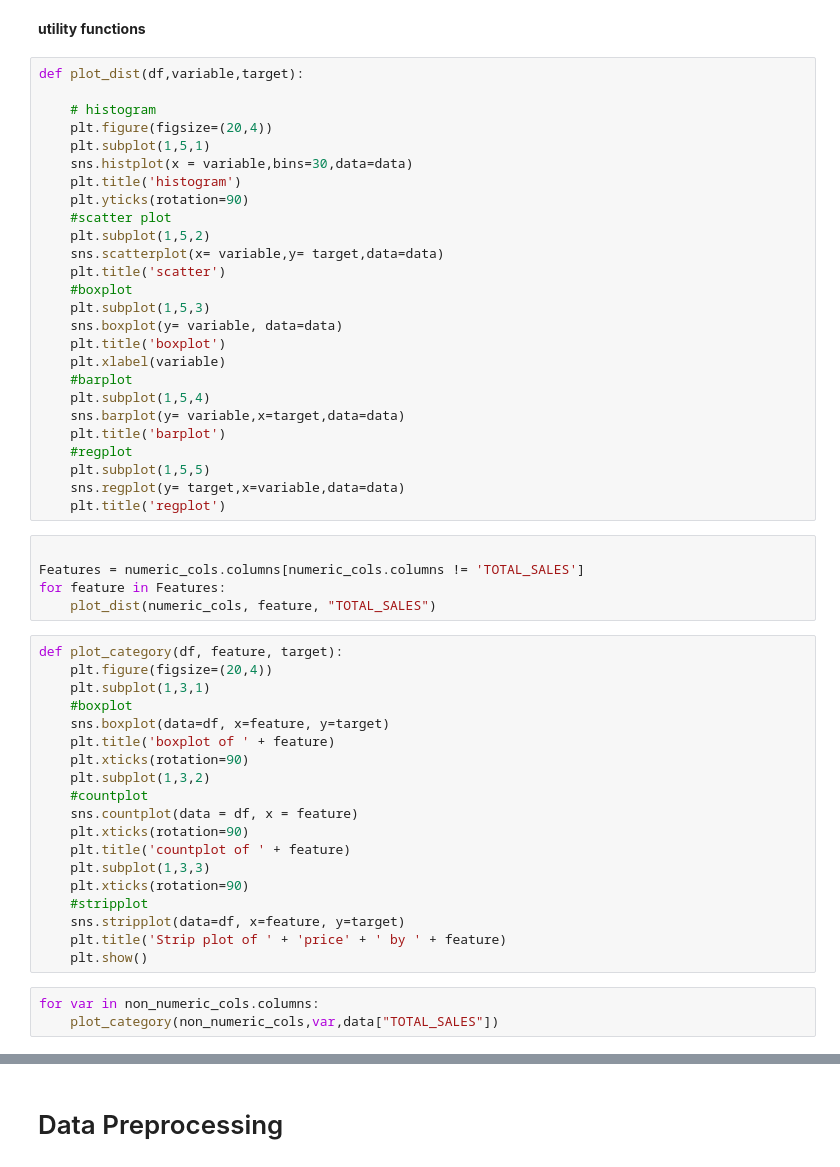
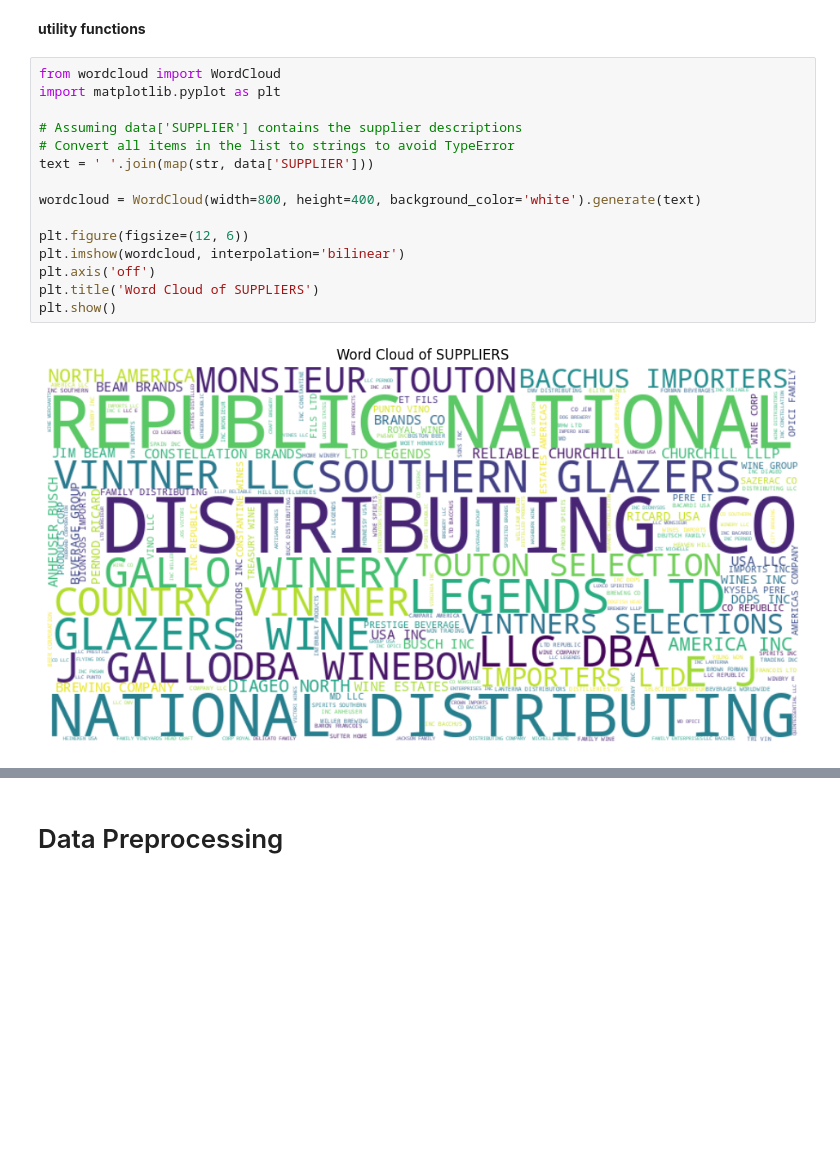
Before and after one commit to drizzletechnova/Coursera-data-science-, a Jupyter notebook: Copy_of_final_project.ipynb, the cells around one changed output, grey strips where cells are left out. Drawn from its saved outputs; the diff is of its cells as text; blank space fills up the shorter version.

```diff
--- a/Copy_of_final_project.ipynb
+++ b/Copy_of_final_project.ipynb
@@ -184,55 +269,19 @@ data.sample(10)
 # %% [markdown]
 **utility functions**
-# %%
-def plot_dist(df,variable,target):
-
-    # histogram
-    plt.figure(figsize=(20,4))
-    plt.subplot(1,5,1)
-    sns.histplot(x = variable,bins=30,data=data)
-    plt.title('histogram')
-    plt.yticks(rotation=90)
-    #scatter plot
-    plt.subplot(1,5,2)
-    sns.scatterplot(x= variable,y= target,data=data)
-    plt.title('scatter')
-    #boxplot
-    plt.subplot(1,5,3)
-    sns.boxplot(y= variable, data=data)
-    plt.title('boxplot')
-    plt.xlabel(variable)
-    #barplot
-    plt.subplot(1,5,4)
-    sns.barplot(y= variable,x=target,data=data)
-    plt.title('barplot')
-    #regplot
-    plt.subplot(1,5,5)
-    sns.regplot(y= target,x=variable,data=data)
-    plt.title('regplot')
-# %%
-
-Features = numeric_cols.columns[numeric_cols.columns != 'TOTAL_SALES']
-for feature in Features:
-    plot_dist(numeric_cols, feature, "TOTAL_SALES")
-# %%
-def plot_category(df, feature, target):
-    plt.figure(figsize=(20,4))
-    plt.subplot(1,3,1)
-    #boxplot
-    sns.boxplot(data=df, x=feature, y=target)
-    plt.title('boxplot of ' + feature)
-    plt.xticks(rotation=90)
-    plt.subplot(1,3,2)
-    #countplot
-    sns.countplot(data = df, x = feature)
-    plt.xticks(rotation=90)
-    plt.title('countplot of ' + feature)
-    plt.subplot(1,3,3)
-    plt.xticks(rotation=90)
-    #stripplot
-    sns.stripplot(data=df, x=feature, y=target)
-    plt.title('Strip plot of ' + 'price' + ' by ' + feature)
-    plt.show()
-# %%
-for var in non_numeric_cols.columns:
-    plot_category(non_numeric_cols,var,data["TOTAL_SALES"])
+# %%
+from wordcloud import WordCloud
+import matplotlib.pyplot as plt
+
+# Assuming data['SUPPLIER'] contains the supplier descriptions
+# Convert all items in the list to strings to avoid TypeError
+text = ' '.join(map(str, data['SUPPLIER']))
+
+wordcloud = WordCloud(width=800, height=400, background_color='white').generate(text)
+
+plt.figure(figsize=(12, 6))
+plt.imshow(wordcloud, interpolation='bilinear')
+plt.axis('off')
+plt.title('Word Cloud of SUPPLIERS')
+plt.show()
+# %% [output]
+[figure, added]
```
Also changed, not shown: parts of 34 cells of this notebook.
